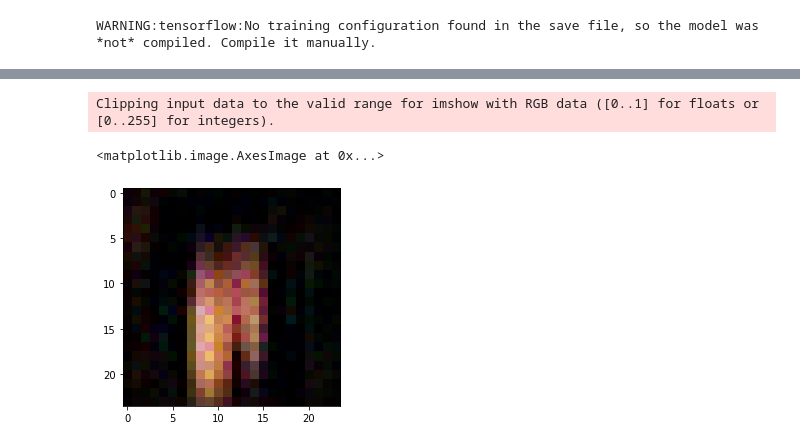
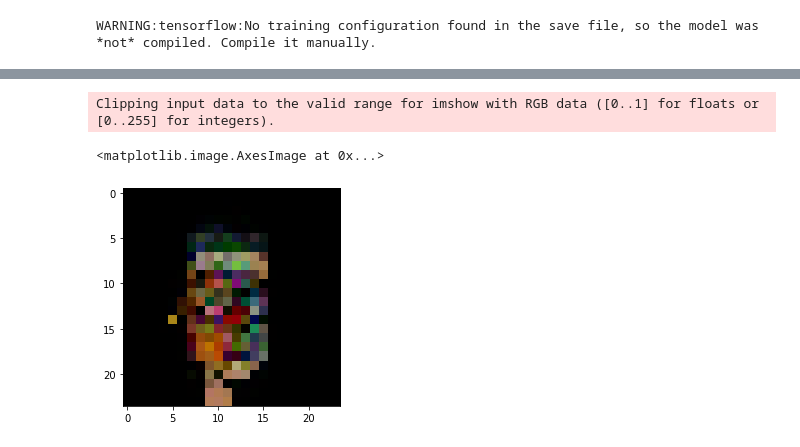
Before and after one commit to tnn1t1s/colorpunx, a Jupyter notebook: nb/conditionalGAN.ipynb, the cells around one changed output, grey strips where cells are left out. Drawn from its saved outputs; the diff is of its cells as text; code cells hidden in the pictures.

```diff
--- a/nb/conditionalGAN.ipynb
+++ b/nb/conditionalGAN.ipynb
@@ -340,6 +320,6 @@ array([[[ 0.06071326, -0.00823038,  0.02585868],
 # %%
-plt.imshow(X[15])
+plt.imshow(X[24])
 # %% [output]
 Clipping input data to the valid range for imshow with RGB data ([0..1] for floats or [0..255] for integers).
 <matplotlib.image.AxesImage at 0x...>
-[figure, old version]
+[figure, new version]
```
Also changed, not shown: parts of 3 cells of this notebook.
